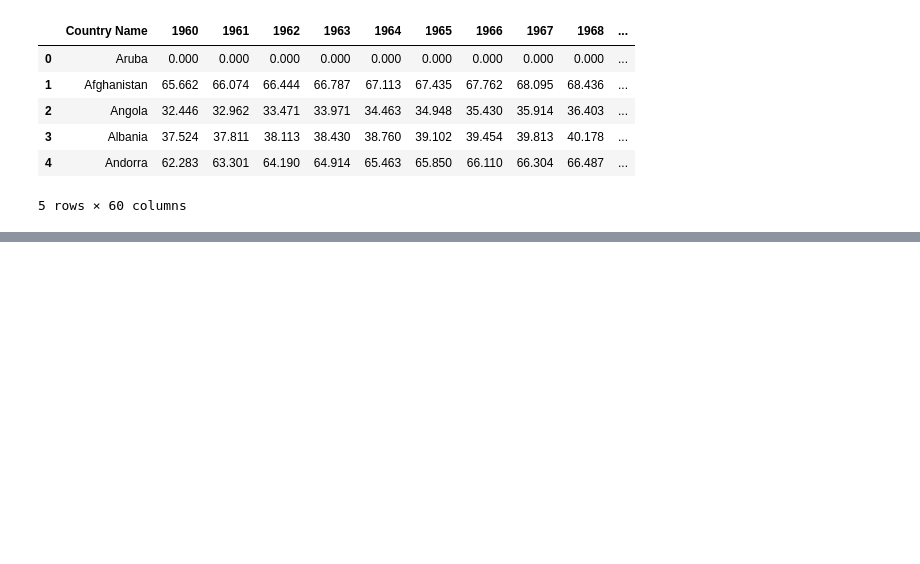
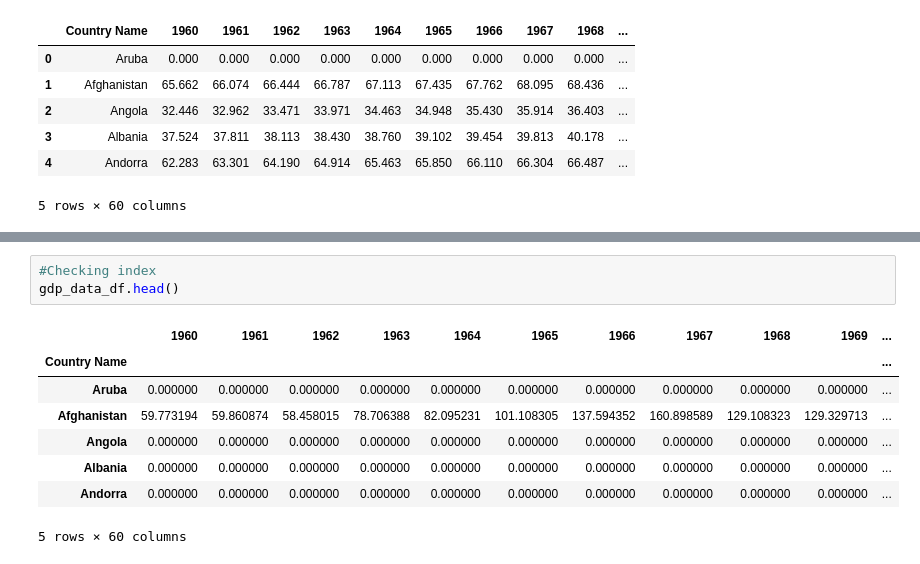
Before and after one commit to eskrotzki/Project-1, a Jupyter notebook: Project/Life-Expec Project.ipynb, the cells around one changed output, grey strips where cells are left out. Saved outputs shown, nothing was run; the diff lists cells and outputs as text; blank space fills up the shorter version.

```diff
--- a/Project/Life-Expec Project.ipynb
+++ b/Project/Life-Expec Project.ipynb
@@ -36,0 +52,12 @@ life_expec_df.head()
+# %%
+#Checking index
+gdp_data_df.head()
+# %% [output]
+|  | 1960 | 1961 | 1962 | 1963 | 1964 | 1965 | 1966 | 1967 | 1968 | 1969 | ... |
+| Country Name |  |  |  |  |  |  |  |  |  |  | ... |
+| Aruba | 0.000000 | 0.000000 | 0.000000 | 0.000000 | 0.000000 | 0.000000 | 0.000000 | 0.000000 | 0.000000 | 0.000000 | ... |
+| Afghanistan | 59.773194 | 59.860874 | 58.458015 | 78.706388 | 82.095231 | 101.108305 | 137.594352 | 160.898589 | 129.108323 | 129.329713 | ... |
+| Angola | 0.000000 | 0.000000 | 0.000000 | 0.000000 | 0.000000 | 0.000000 | 0.000000 | 0.000000 | 0.000000 | 0.000000 | ... |
+| Albania | 0.000000 | 0.000000 | 0.000000 | 0.000000 | 0.000000 | 0.000000 | 0.000000 | 0.000000 | 0.000000 | 0.000000 | ... |
+| Andorra | 0.000000 | 0.000000 | 0.000000 | 0.000000 | 0.000000 | 0.000000 | 0.000000 | 0.000000 | 0.000000 | 0.000000 | ... |
+5 rows × 60 columns
```
Also changed, not shown: parts of 10 cells of this notebook, 1 other file.
